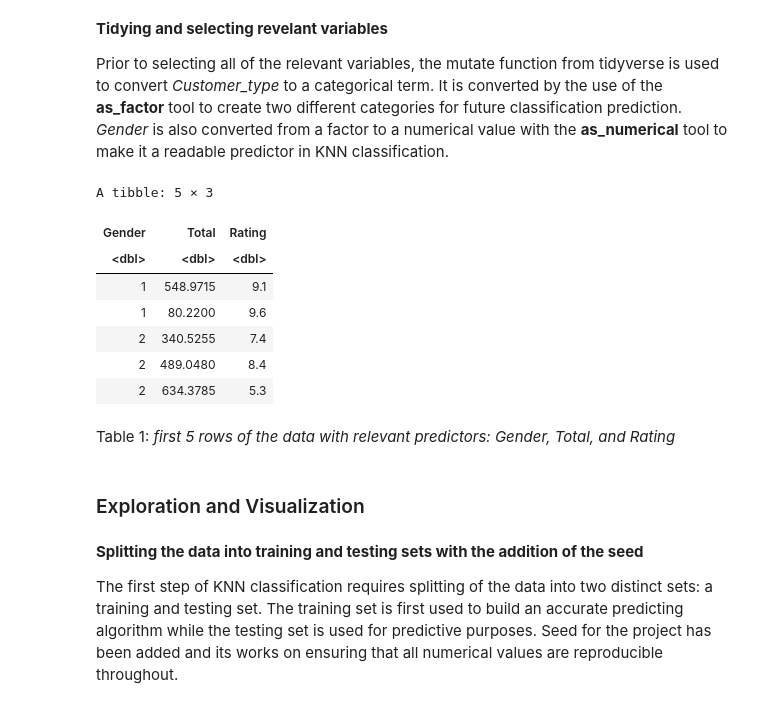
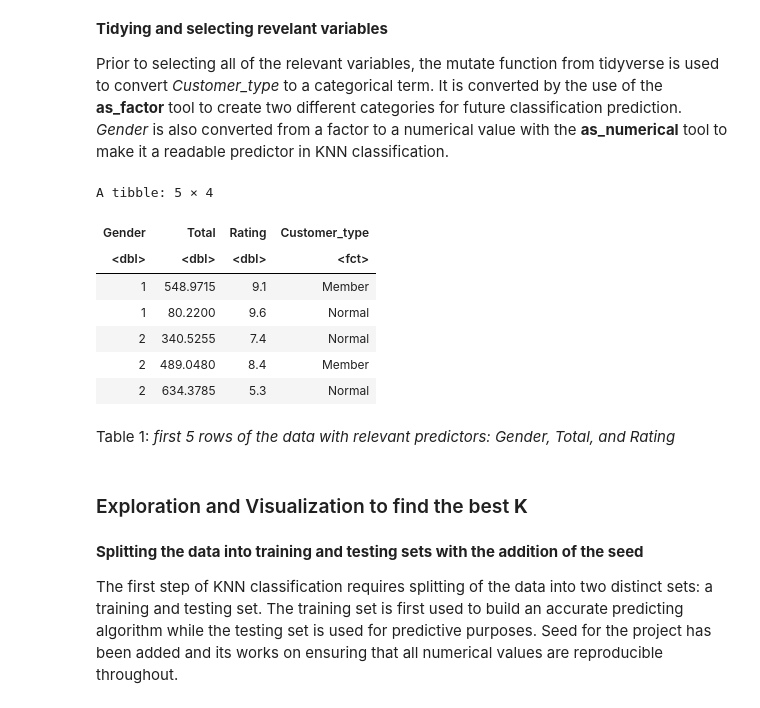
Before and after one commit to rajdhillon27/DSCI-classification-, a Jupyter notebook: Project.ipynb, the cells around one changed output. Saved outputs shown, nothing was run; the diff lists cells and outputs as text; code cells hidden in the pictures.

```diff
--- a/Project.ipynb
+++ b/Project.ipynb
@@ -109,22 +109,22 @@ Prior to selecting all of the relevant variables, the mutate function from tidyv
 # %%
 supermarket_sales <- supermarket%>%
     mutate(Customer_type = as_factor(Customer_type), Gender = as.numeric(as_factor(Gender)))
-supermarket_sales%>%
-    select(Gender, Total, Rating) %>%
-    head(5)
+supermarket_sales_select <- supermarket_sales%>%
+                            select(Gender, Total, Rating, Customer_type)
+head(supermarket_sales_select, 5)
 # %% [output]
-A tibble: 5 × 3
+A tibble: 5 × 4
-| Gender | Total | Rating |
-| <dbl> | <dbl> | <dbl> |
-| 1 | 548.9715 | 9.1 |
-| 1 | 80.2200 | 9.6 |
-| 2 | 340.5255 | 7.4 |
-| 2 | 489.0480 | 8.4 |
-| 2 | 634.3785 | 5.3 |
+| Gender | Total | Rating | Customer_type |
+| <dbl> | <dbl> | <dbl> | <fct> |
+| 1 | 548.9715 | 9.1 | Member |
+| 1 | 80.2200 | 9.6 | Normal |
+| 2 | 340.5255 | 7.4 | Normal |
+| 2 | 489.0480 | 8.4 | Member |
+| 2 | 634.3785 | 5.3 | Normal |
 # %% [markdown]
 Table 1: *first 5 rows of the data with relevant predictors: Gender, Total, and Rating*
 # %% [markdown]
-### Exploration and Visualization
+### Exploration and Visualization to find the best **K**
 # %% [markdown]
 **Splitting the data into training and testing sets with the addition of the seed**
 
```
Also changed, not shown: parts of 18 cells of this notebook.
